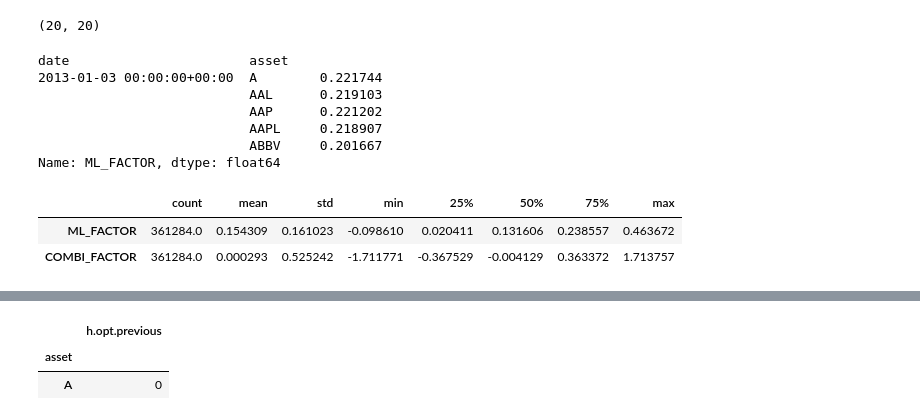
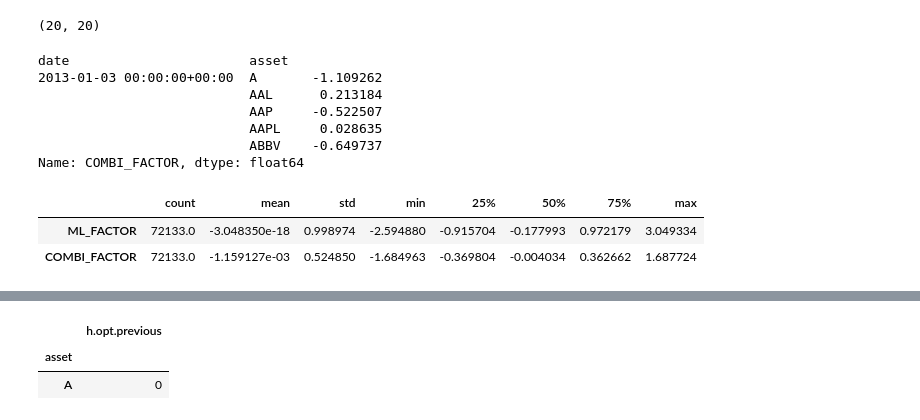
Before and after one commit to manualrg/dslab-ai-for-trading, a Jupyter notebook: portfolio_mgnmt/02_portopt_backtesting.ipynb, the cells around one changed output, grey strips where cells are left out. Cells and saved outputs as stored; diff of their text form; code cells hidden in the pictures.

```diff
--- a/portfolio_mgnmt/02_portopt_backtesting.ipynb
+++ b/portfolio_mgnmt/02_portopt_backtesting.ipynb
@@ -140,21 +151,21 @@ Fvar.shape
 alpha_factors = ['Mean_Reversion_Sector_Neutral_Smoothed', 'Momentum_1YR_Smoothed',
        'Overnight_Sentiment_Smoothed']
 B_alpha = features_df[alpha_factors].copy()
-B_alpha['ML_FACTOR'] = ml_alpha
+B_alpha['ML_FACTOR'] = ml_alpha_rank_zscore
 B_alpha['COMBI_FACTOR'] = B_alpha[alpha_factors].mean(axis=1)
-alpha_vec = B_alpha['ML_FACTOR']
+alpha_vec = B_alpha['COMBI_FACTOR']
 alpha_vec[:5]
 # %% [output]
 date                       asset
-2013-01-03 00:00:00+00:00  A        0.221744
-                           AAL      0.219103
-                           AAP      0.221202
-                           AAPL     0.218907
-                           ABBV     0.201667
-Name: ML_FACTOR, dtype: float64
+2013-01-03 00:00:00+00:00  A       -1.109262
+                           AAL      0.213184
+                           AAP     -0.522507
+                           AAPL     0.028635
+                           ABBV    -0.649737
+Name: COMBI_FACTOR, dtype: float64
 # %%
-B_alpha[['ML_FACTOR', 'COMBI_FACTOR']].describe().T
+B_alpha.loc[(valid_dates, slice(None)), ['ML_FACTOR', 'COMBI_FACTOR']].describe().T
 # %% [output]
 |  | count | mean | std | min | 25% | 50% | 75% | max |
-| ML_FACTOR | 361284.0 | 0.154309 | 0.161023 | -0.098610 | 0.020411 | 0.131606 | 0.238557 | 0.463672 |
-| COMBI_FACTOR | 361284.0 | 0.000293 | 0.525242 | -1.711771 | -0.367529 | -0.004129 | 0.363372 | 1.713757 |
+| ML_FACTOR | 72133.0 | -3.048350e-18 | 0.998974 | -2.594880 | -0.915704 | -0.177993 | 0.972179 | 3.049334 |
+| COMBI_FACTOR | 72133.0 | -1.159127e-03 | 0.524850 | -1.684963 | -0.369804 | -0.004034 | 0.362662 | 1.687724 |
```
Also changed, not shown: parts of 16 cells of this notebook, 1 other file.
